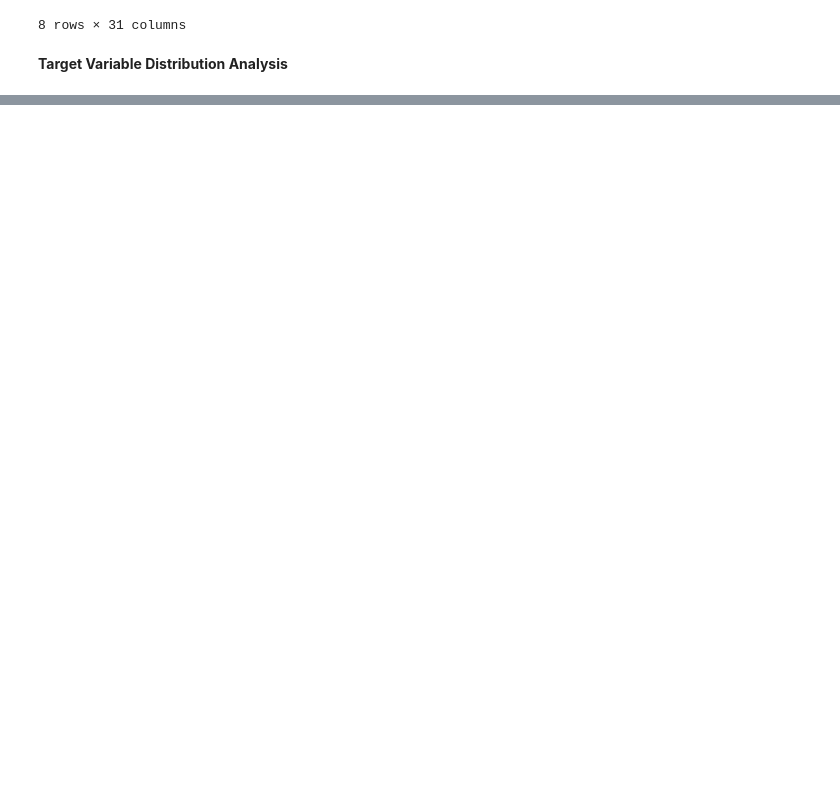
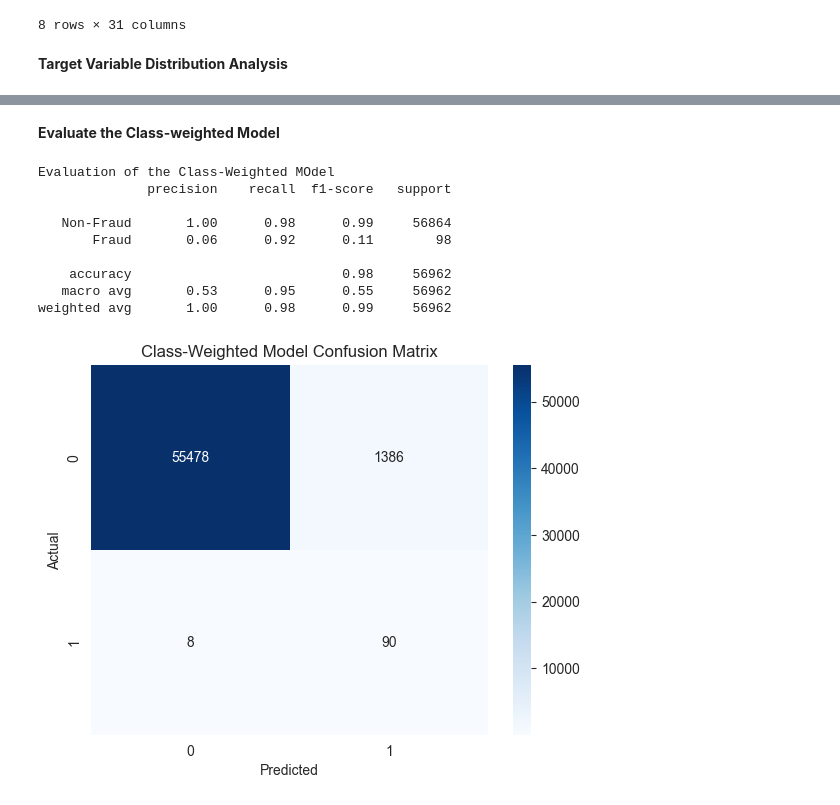
Before and after one commit to Dawood-ML/LEARN-SKLEARN, a Jupyter notebook: Credit Card Fraud Detection/eda.ipynb, the cells around one changed output, grey strips where cells are left out. Cells and saved outputs as stored; diff of their text form; code cells hidden in the pictures; blank space fills up the shorter version.

```diff
--- a/Credit Card Fraud Detection/eda.ipynb
+++ b/Credit Card Fraud Detection/eda.ipynb
@@ -131,0 +219,9 @@ df.describe()
+# %%
+from sklearn.preprocessing import StandardScaler
+
+scaler = StandardScaler()
+df['scaled_amount'] = scaler.fit_transform(df['Amount'].values.reshape(-1, 1))
+df['scaled_time'] = scaler.fit_transform(df['Time'].values.reshape(-1, 1))
+
+# Drop the original columns
+df.drop(['Time', 'Amount'], axis=1, inplace=True)
@@ -131,0 +276,4 @@ df.describe()
+# %%
+baseline_model = LogisticRegression(random_state=42)
+baseline_model.fit(X_train, y_train)
+y_pred = baseline_model.predict(X_test)
@@ -131,0 +340,38 @@ df.describe()
+# %%
+# Train LogisticRegression with Class weighting
+from sklearn.linear_model import LogisticRegression
+from sklearn.metrics import (
+    classification_report,
+    confusion_matrix,
+    roc_auc_score,
+    precision_recall_curve
+)
+# The only change is adding class_weight='balanced'
+weighted_model = LogisticRegression(random_state=42,
+                                    class_weight='balanced',
+                                    solver='liblinear')
+weighted_model.fit(X_train, y_train)
+y_pred_weighted = weighted_model.predict(X_test)
+# %% [markdown]
+**Evaluate the Class-weighted Model**
+# %%
+print("Evaluation of the Class-Weighted MOdel")
+print(classification_report(y_test, y_pred_weighted, target_names=['Non-Fraud', 'Fraud']))
+
+cm_weighted = confusion_matrix(y_test, y_pred_weighted)
+sns.heatmap(cm_weighted, annot=True, fmt='d', cmap='Blues')
+plt.title('Class-Weighted Model Confusion Matrix')
+plt.xlabel('Predicted')
+plt.ylabel('Actual')
+plt.show()
+# %% [output]
+Evaluation of the Class-Weighted MOdel
+              precision    recall  f1-score   support
+
+   Non-Fraud       1.00      0.98      0.99     56864
+       Fraud       0.06      0.92      0.11        98
+
+    accuracy                           0.98     56962
+   macro avg       0.53      0.95      0.55     56962
+weighted avg       1.00      0.98      0.99     56962
+[figure, added]
```
Also changed, not shown: parts of 39 cells of this notebook, 1 other file.
